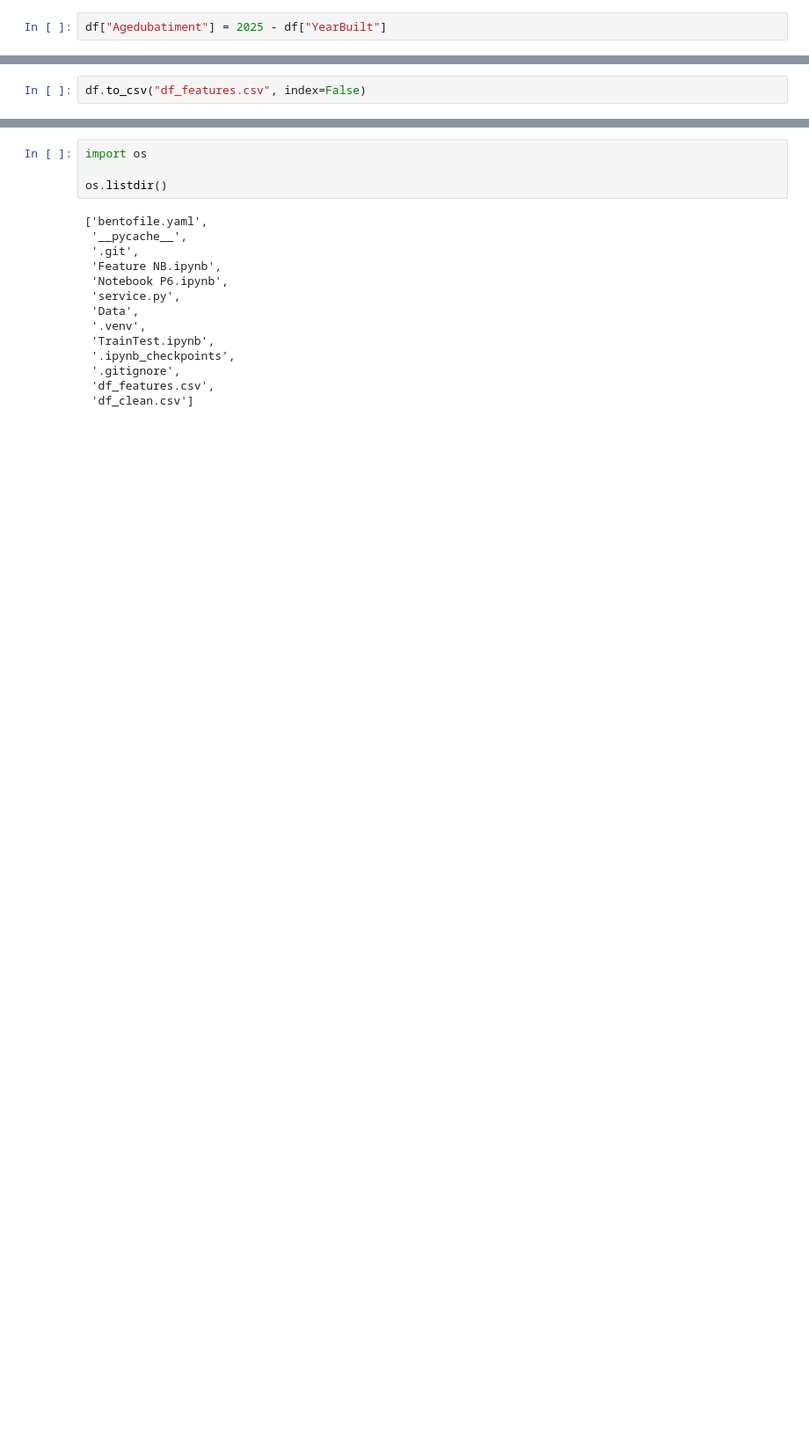
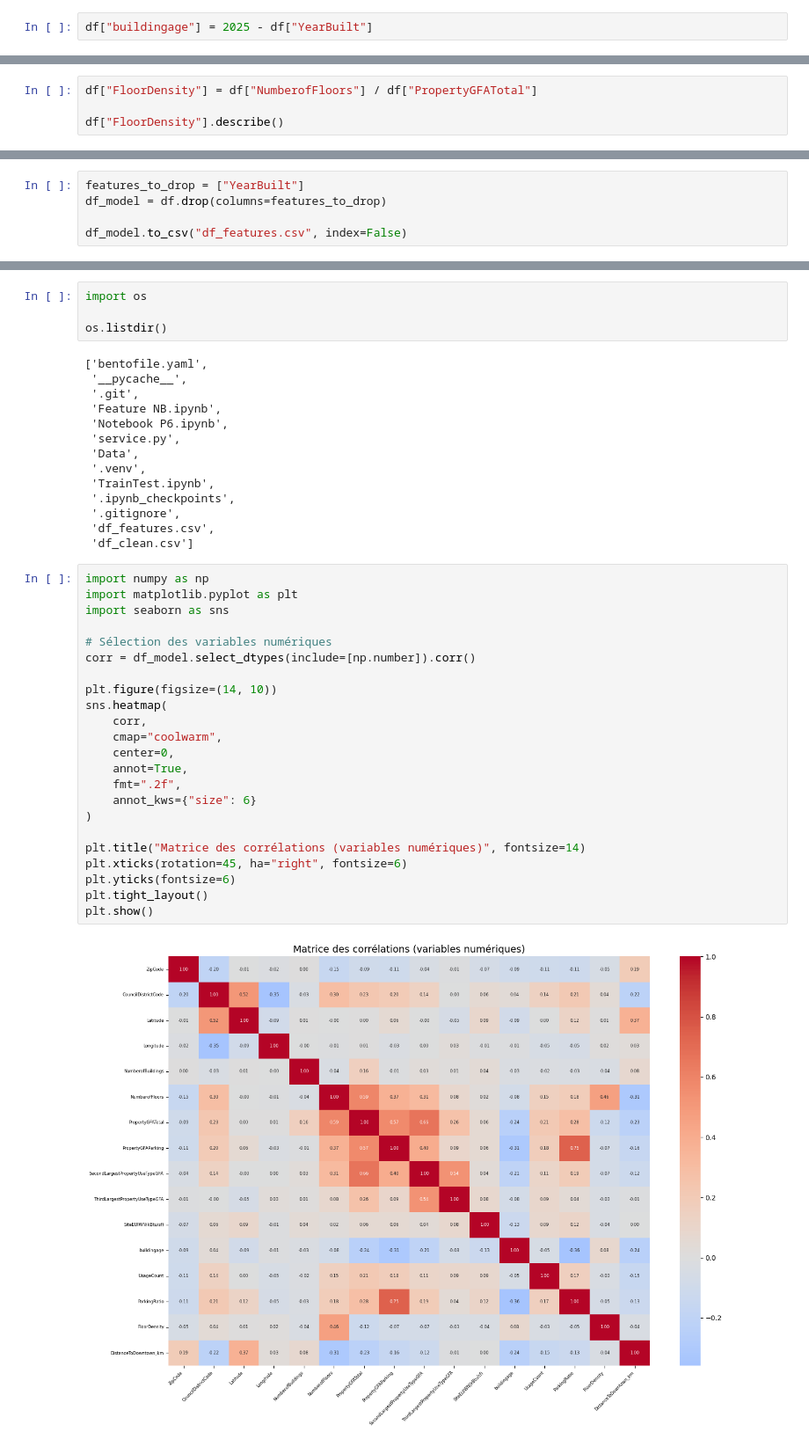
Before and after one commit to Melkia44/P6, a Jupyter notebook: Feature NB.ipynb, the cells around one changed output, grey strips where cells are left out. Shown: that part at 88% size. Drawn from its saved outputs; the diff is of its cells as text; blank space fills up the shorter version.

```diff
--- a/Feature NB.ipynb
+++ b/Feature NB.ipynb
@@ -39,7 +39,7 @@ Info : Deux grands bâtiments peuvent sembler différents juste à cause d’un
 # %% [markdown]
 1. Age du batiment
 # %%
-df["Agedubatiment"] = 2025 - df["YearBuilt"]
+df["buildingage"] = 2025 - df["YearBuilt"]
 # %%
 df.columns
 # %% [output]
@@ -97,0 +99,4 @@ Name: ParkingRatio, dtype: float64
+# %%
+df["FloorDensity"] = df["NumberofFloors"] / df["PropertyGFATotal"]
+
+df["FloorDensity"].describe()
@@ -98,5 +149,8 @@ Name: ParkingRatio, dtype: float64
 # %%
-df.to_csv("df_features.csv", index=False)
+features_to_drop = ["YearBuilt"]
+df_model = df.drop(columns=features_to_drop)
+
+df_model.to_csv("df_features.csv", index=False)
 # %%
 df.head()
 # %% [output]
@@ -125,3 +179,28 @@ os.listdir()
  '.gitignore',
  'df_features.csv',
  'df_clean.csv']
+# %%
+import numpy as np
+import matplotlib.pyplot as plt
+import seaborn as sns
+
+# Sélection des variables numériques
+corr = df_model.select_dtypes(include=[np.number]).corr()
+
+plt.figure(figsize=(14, 10))
+sns.heatmap(
+    corr,
+    cmap="coolwarm",
+    center=0,
+    annot=True,
+    fmt=".2f",
+    annot_kws={"size": 6}
+)
+
+plt.title("Matrice des corrélations (variables numériques)", fontsize=14)
+plt.xticks(rotation=45, ha="right", fontsize=6)
+plt.yticks(fontsize=6)
+plt.tight_layout()
+plt.show()
+# %% [output]
+[figure, added]
```
Also changed, not shown: parts of 7 cells of this notebook, 3 other files.
